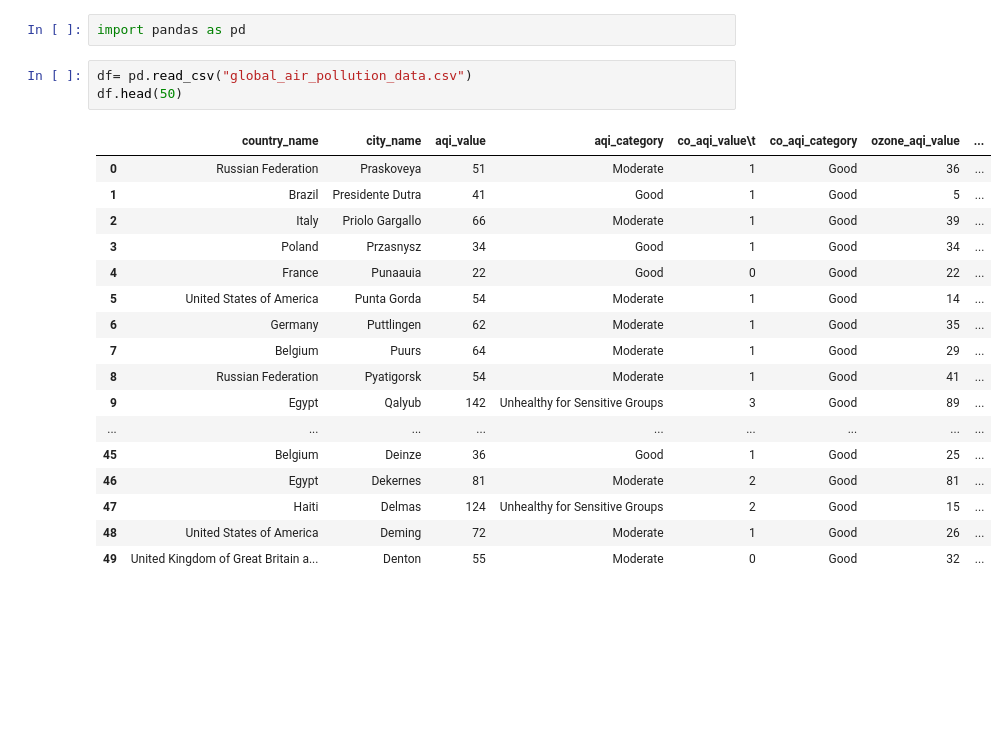
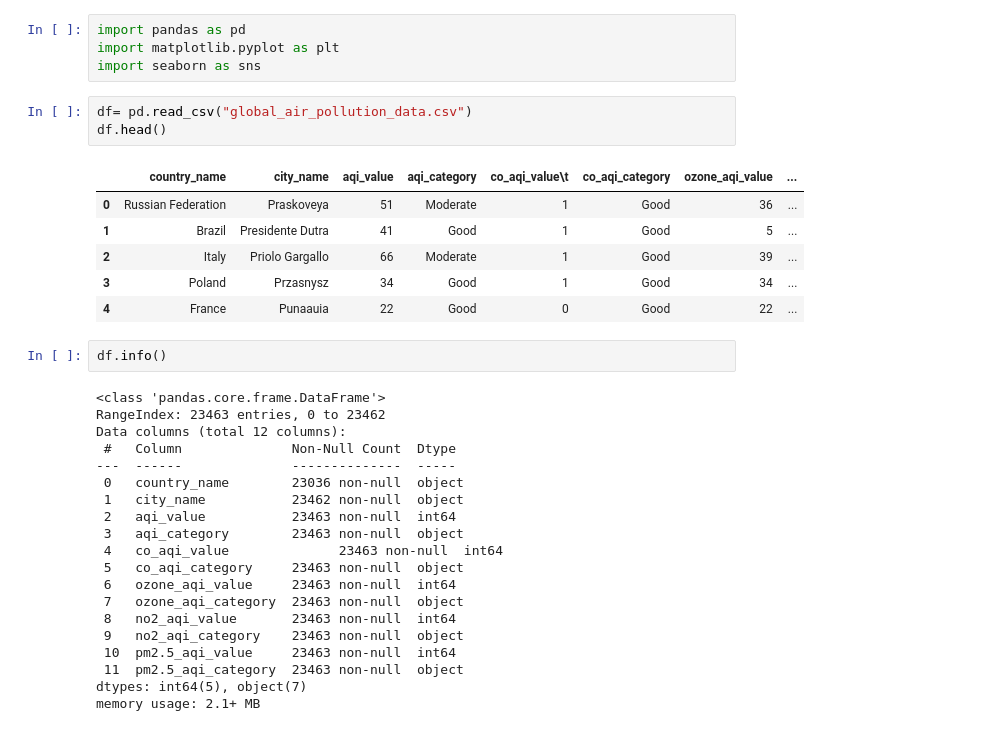
Before and after one commit to yudhamyn/PROJECT-AKHIR, a Jupyter notebook: main.ipynb, the cells around one changed output. Cells and saved outputs as stored; diff of their text form; blank space fills up the shorter version.

```diff
--- a/main.ipynb
+++ b/main.ipynb
@@ -1,23 +1,36 @@
 # %%
 import pandas as pd
+import matplotlib.pyplot as plt
+import seaborn as sns
 # %%
 df= pd.read_csv("global_air_pollution_data.csv")
-df.head(50)
+df.head()
 # %% [output]
 |  | country_name | city_name | aqi_value | aqi_category | co_aqi_value\t | co_aqi_category | ozone_aqi_value | ... |
 | 0 | Russian Federation | Praskoveya | 51 | Moderate | 1 | Good | 36 | ... |
 | 1 | Brazil | Presidente Dutra | 41 | Good | 1 | Good | 5 | ... |
 | 2 | Italy | Priolo Gargallo | 66 | Moderate | 1 | Good | 39 | ... |
 | 3 | Poland | Przasnysz | 34 | Good | 1 | Good | 34 | ... |
 | 4 | France | Punaauia | 22 | Good | 0 | Good | 22 | ... |
-| 5 | United States of America | Punta Gorda | 54 | Moderate | 1 | Good | 14 | ... |
-| 6 | Germany | Puttlingen | 62 | Moderate | 1 | Good | 35 | ... |
-| 7 | Belgium | Puurs | 64 | Moderate | 1 | Good | 29 | ... |
-| 8 | Russian Federation | Pyatigorsk | 54 | Moderate | 1 | Good | 41 | ... |
-| 9 | Egypt | Qalyub | 142 | Unhealthy for Sensitive Groups | 3 | Good | 89 | ... |
-| ... | ... | ... | ... | ... | ... | ... | ... | ... |
-| 45 | Belgium | Deinze | 36 | Good | 1 | Good | 25 | ... |
-| 46 | Egypt | Dekernes | 81 | Moderate | 2 | Good | 81 | ... |
-| 47 | Haiti | Delmas | 124 | Unhealthy for Sensitive Groups | 2 | Good | 15 | ... |
-| 48 | United States of America | Deming | 72 | Moderate | 1 | Good | 26 | ... |
-| 49 | United Kingdom of Great Britain a... | Denton | 55 | Moderate | 0 | Good | 32 | ... |
+# %%
+df.info()
+# %% [output]
+<class 'pandas.core.frame.DataFrame'>
+RangeIndex: 23463 entries, 0 to 23462
+Data columns (total 12 columns):
+ #   Column              Non-Null Count  Dtype
+---  ------              --------------  -----
+ 0   country_name        23036 non-null  object
+ 1   city_name           23462 non-null  object
+ 2   aqi_value           23463 non-null  int64
+ 3   aqi_category        23463 non-null  object
+ 4   co_aqi_value              23463 non-null  int64
+ 5   co_aqi_category     23463 non-null  object
+ 6   ozone_aqi_value     23463 non-null  int64
+ 7   ozone_aqi_category  23463 non-null  object
+ 8   no2_aqi_value       23463 non-null  int64
+ 9   no2_aqi_category    23463 non-null  object
+ 10  pm2.5_aqi_value     23463 non-null  int64
+ 11  pm2.5_aqi_category  23463 non-null  object
+dtypes: int64(5), object(7)
+memory usage: 2.1+ MB
```
Also changed, not shown: parts of 72 cells of this notebook, 1 other file.
